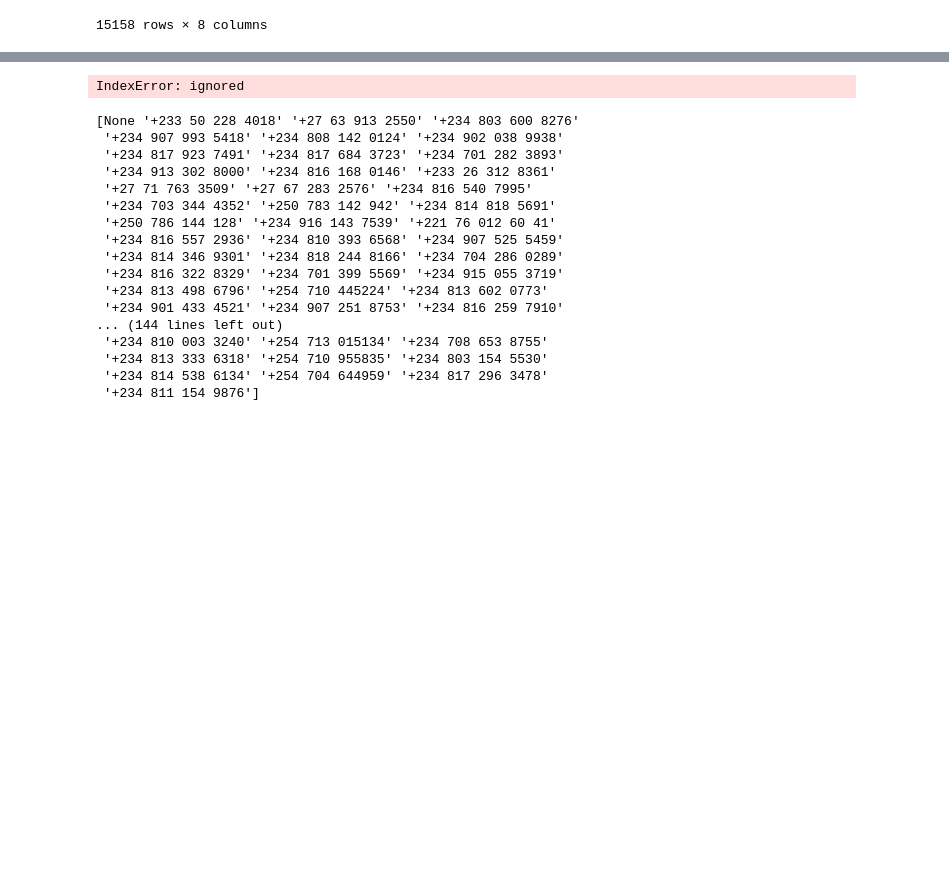
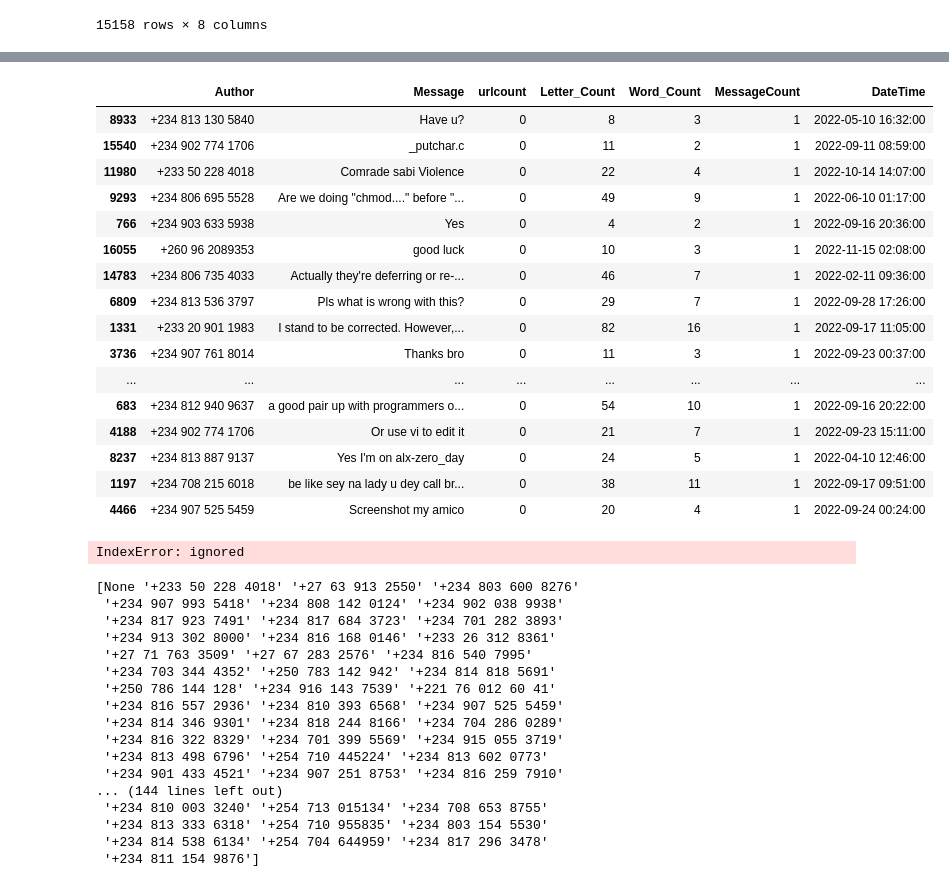
Before and after one commit to bakasheddy/Whatsapp-analysis, a Jupyter notebook: Whatsapp_analysis.ipynb, the cells around one changed output, grey strips where cells are left out. Cells and saved outputs as stored; diff of their text form; code cells hidden in the pictures; blank space fills up the shorter version.

```diff
--- a/Whatsapp_analysis.ipynb
+++ b/Whatsapp_analysis.ipynb
@@ -276,4 +276,4 @@ df['Time'] = pd.to_datetime(df['Time'], format='%I:%M %p').dt.strftime('%H:%M')
 # %%
 df['DateTime'] = pd.to_datetime(df['Date'] + ' ' + df['Time'])
 # %%
-df.drop('Date', 'Time', inplace=True, axis=1)
+df.drop(['Date', 'Time'], inplace=True, axis=1)
@@ -282,3 +296,23 @@ TypeError: drop() got multiple values for argument 'axis'
+# %%
+df.sample(50)
+# %% [output]
+|  | Author | Message | urlcount | Letter_Count | Word_Count | MessageCount | DateTime |
+| 8933 | +234 813 130 5840 | Have u? | 0 | 8 | 3 | 1 | 2022-05-10 16:32:00 |
+| 15540 | +234 902 774 1706 | _putchar.c | 0 | 11 | 2 | 1 | 2022-09-11 08:59:00 |
+| 11980 | +233 50 228 4018 | Comrade sabi Violence | 0 | 22 | 4 | 1 | 2022-10-14 14:07:00 |
+| 9293 | +234 806 695 5528 | Are we doing "chmod...." before "... | 0 | 49 | 9 | 1 | 2022-06-10 01:17:00 |
+| 766 | +234 903 633 5938 | Yes | 0 | 4 | 2 | 1 | 2022-09-16 20:36:00 |
+| 16055 | +260 96 2089353 | good luck | 0 | 10 | 3 | 1 | 2022-11-15 02:08:00 |
+| 14783 | +234 806 735 4033 | Actually they're deferring or re-... | 0 | 46 | 7 | 1 | 2022-02-11 09:36:00 |
+| 6809 | +234 813 536 3797 | Pls what is wrong with this? | 0 | 29 | 7 | 1 | 2022-09-28 17:26:00 |
+| 1331 | +233 20 901 1983 | I stand to be corrected. However,... | 0 | 82 | 16 | 1 | 2022-09-17 11:05:00 |
+| 3736 | +234 907 761 8014 | Thanks bro | 0 | 11 | 3 | 1 | 2022-09-23 00:37:00 |
+| ... | ... | ... | ... | ... | ... | ... | ... |
+| 683 | +234 812 940 9637 | a good pair up with programmers o... | 0 | 54 | 10 | 1 | 2022-09-16 20:22:00 |
+| 4188 | +234 902 774 1706 | Or use vi to edit it | 0 | 21 | 7 | 1 | 2022-09-23 15:11:00 |
+| 8237 | +234 813 887 9137 | Yes I'm on alx-zero_day | 0 | 24 | 5 | 1 | 2022-04-10 12:46:00 |
+| 1197 | +234 708 215 6018 | be like sey na lady u dey call br... | 0 | 38 | 11 | 1 | 2022-09-17 09:51:00 |
+| 4466 | +234 907 525 5459 | Screenshot my amico | 0 | 20 | 4 | 1 | 2022-09-24 00:24:00 |
 # %%
 def user_stats(user):
     frnds = messages_df.Author.unique()
```
Also changed, not shown: parts of 2 cells of this notebook.
